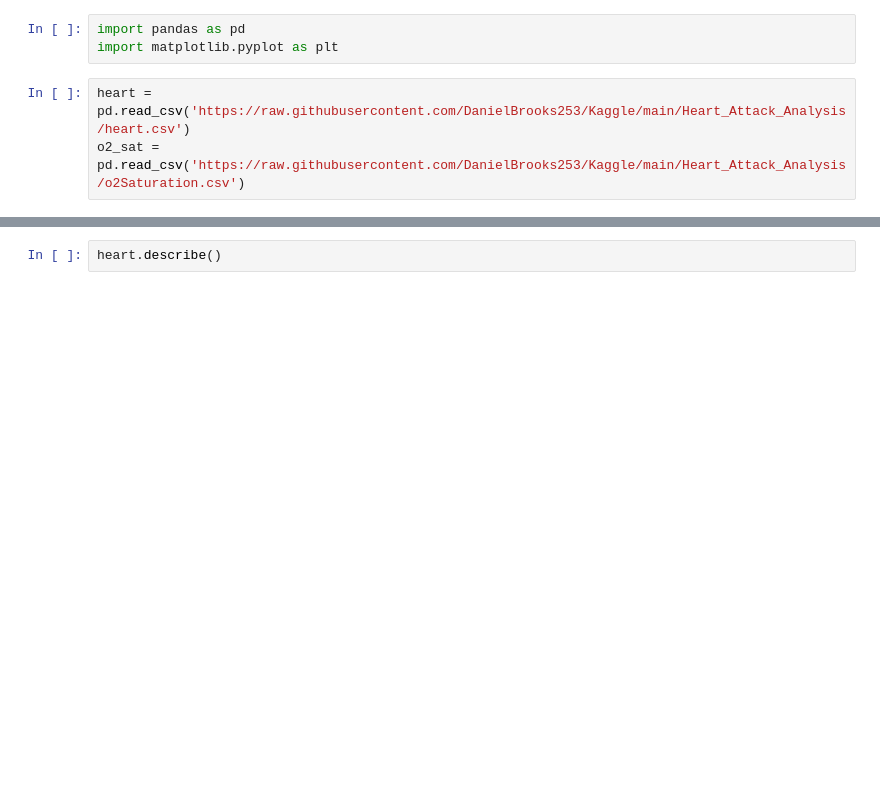
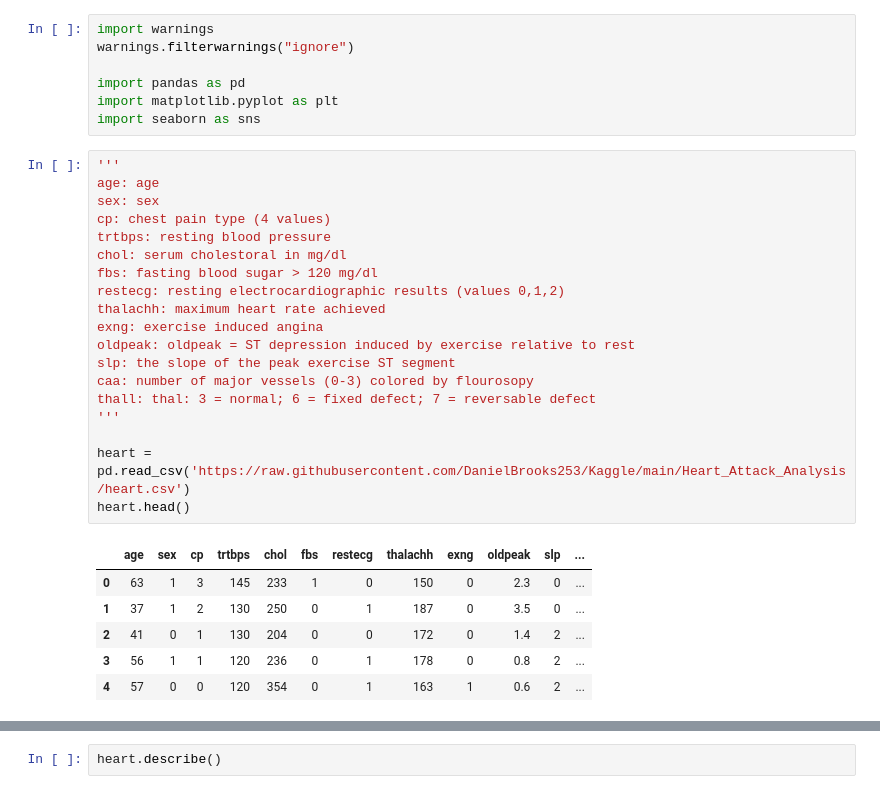
Before and after one commit to DanielBrooks253/Kaggle, a Jupyter notebook: Heart_Attack_Analysis/Heart_Attack_Analysis.ipynb, the cells around one changed output, grey strips where cells are left out. Cells and saved outputs as stored; diff of their text form; blank space fills up the shorter version.

```diff
--- a/Heart_Attack_Analysis/Heart_Attack_Analysis.ipynb
+++ b/Heart_Attack_Analysis/Heart_Attack_Analysis.ipynb
@@ -1,6 +1,33 @@
 # %%
+import warnings
+warnings.filterwarnings("ignore")
+
 import pandas as pd
 import matplotlib.pyplot as plt
+import seaborn as sns
-# %%
-heart = pd.read_csv('https://raw.githubusercontent.com/DanielBrooks253/Kaggle/main/Heart_Attack_Analysis/heart.csv')
-o2_sat = pd.read_csv('https://raw.githubusercontent.com/DanielBrooks253/Kaggle/main/Heart_Attack_Analysis/o2Saturation.csv')
+# %%
+'''
+age: age
+sex: sex
+cp: chest pain type (4 values)
+trtbps: resting blood pressure
+chol: serum cholestoral in mg/dl
+fbs: fasting blood sugar > 120 mg/dl
+restecg: resting electrocardiographic results (values 0,1,2)
+thalachh: maximum heart rate achieved
+exng: exercise induced angina
+oldpeak: oldpeak = ST depression induced by exercise relative to rest
+slp: the slope of the peak exercise ST segment
+caa: number of major vessels (0-3) colored by flourosopy
+thall: thal: 3 = normal; 6 = fixed defect; 7 = reversable defect
+'''
+
+heart = pd.read_csv('https://raw.githubusercontent.com/DanielBrooks253/Kaggle/main/Heart_Attack_Analysis/heart.csv')
+heart.head()
+# %% [output]
+|  | age | sex | cp | trtbps | chol | fbs | restecg | thalachh | exng | oldpeak | slp | ... |
+| 0 | 63 | 1 | 3 | 145 | 233 | 1 | 0 | 150 | 0 | 2.3 | 0 | ... |
+| 1 | 37 | 1 | 2 | 130 | 250 | 0 | 1 | 187 | 0 | 3.5 | 0 | ... |
+| 2 | 41 | 0 | 1 | 130 | 204 | 0 | 0 | 172 | 0 | 1.4 | 2 | ... |
+| 3 | 56 | 1 | 1 | 120 | 236 | 0 | 1 | 178 | 0 | 0.8 | 2 | ... |
+| 4 | 57 | 0 | 0 | 120 | 354 | 0 | 1 | 163 | 1 | 0.6 | 2 | ... |
```
Also changed, not shown: parts of 15 cells of this notebook.
